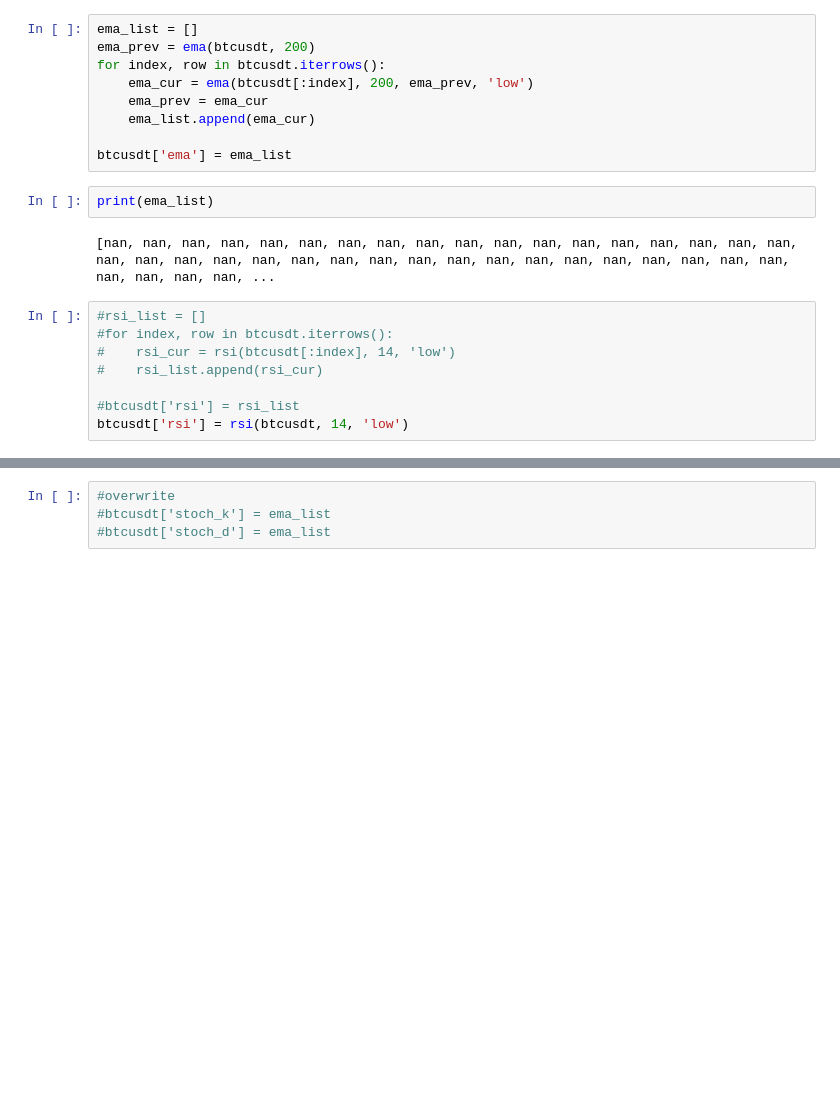
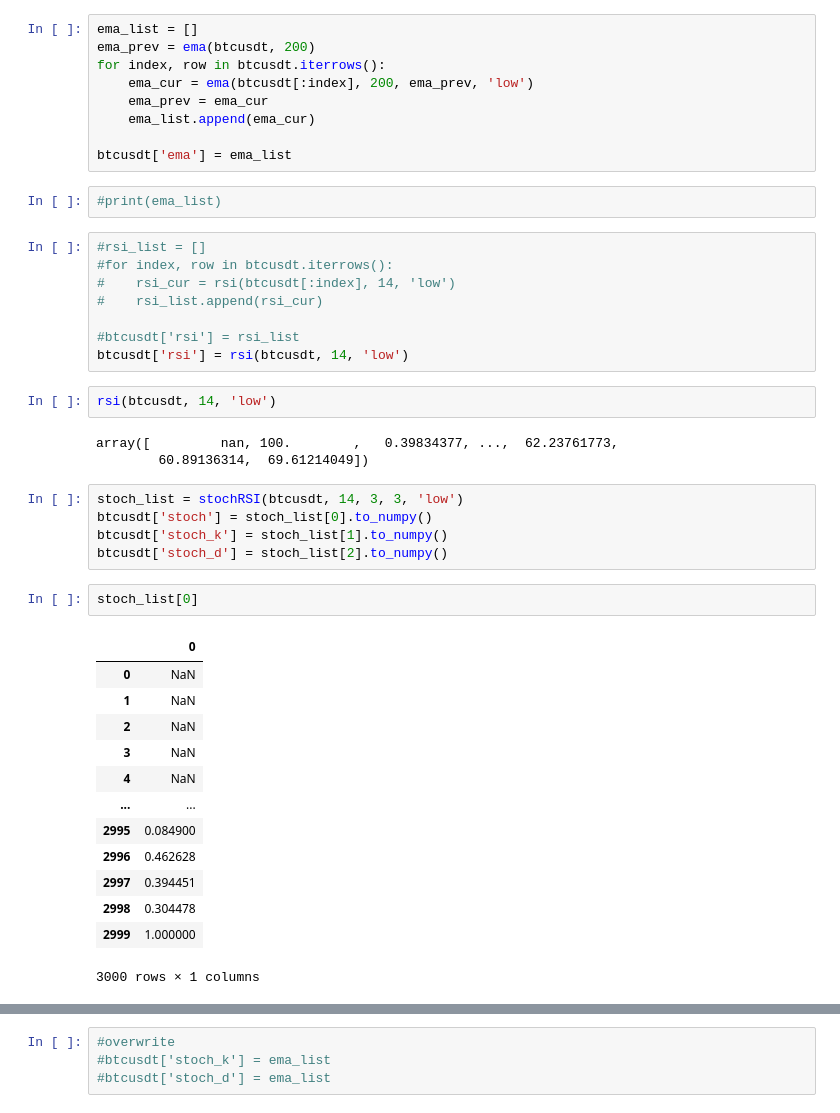
Before and after one commit to richardgaus/crypto-trading-bot, a Jupyter notebook: notebooks/0.6-rs-indicator_validation.ipynb, the cells around one changed output, grey strips where cells are left out. Drawn from its saved outputs; the diff is of its cells as text; blank space fills up the shorter version.

Commit message:
stochRSI indicator

```diff
--- a/notebooks/0.6-rs-indicator_validation.ipynb
+++ b/notebooks/0.6-rs-indicator_validation.ipynb
@@ -28,10 +28,8 @@ for index, row in btcusdt.iterrows():
     ema_list.append(ema_cur)
 
 btcusdt['ema'] = ema_list
-# %%
-print(ema_list)
-# %% [output]
-[nan, nan, nan, nan, nan, nan, nan, nan, nan, nan, nan, nan, nan, nan, nan, nan, nan, nan, nan, nan, nan, nan, nan, nan, nan, nan, nan, nan, nan, nan, nan, nan, nan, nan, nan, nan, nan, nan, nan, nan, ...
+# %%
+#print(ema_list)
 # %%
 #rsi_list = []
 #for index, row in btcusdt.iterrows():
@@ -40,3 +38,29 @@ print(ema_list)
 
 #btcusdt['rsi'] = rsi_list
 btcusdt['rsi'] = rsi(btcusdt, 14, 'low')
+# %%
+rsi(btcusdt, 14, 'low')
+# %% [output]
+array([         nan, 100.        ,   0.39834377, ...,  62.23761773,
+        60.89136314,  69.61214049])
+# %%
+stoch_list = stochRSI(btcusdt, 14, 3, 3, 'low')
+btcusdt['stoch'] = stoch_list[0].to_numpy()
+btcusdt['stoch_k'] = stoch_list[1].to_numpy()
+btcusdt['stoch_d'] = stoch_list[2].to_numpy()
+# %%
+stoch_list[0]
+# %% [output]
+|  | 0 |
+| 0 | NaN |
+| 1 | NaN |
+| 2 | NaN |
+| 3 | NaN |
+| 4 | NaN |
+| ... | ... |
+| 2995 | 0.084900 |
+| 2996 | 0.462628 |
+| 2997 | 0.394451 |
+| 2998 | 0.304478 |
+| 2999 | 1.000000 |
+3000 rows × 1 columns
```
Also changed, not shown: parts of 6 cells of this notebook, 1 other file.
